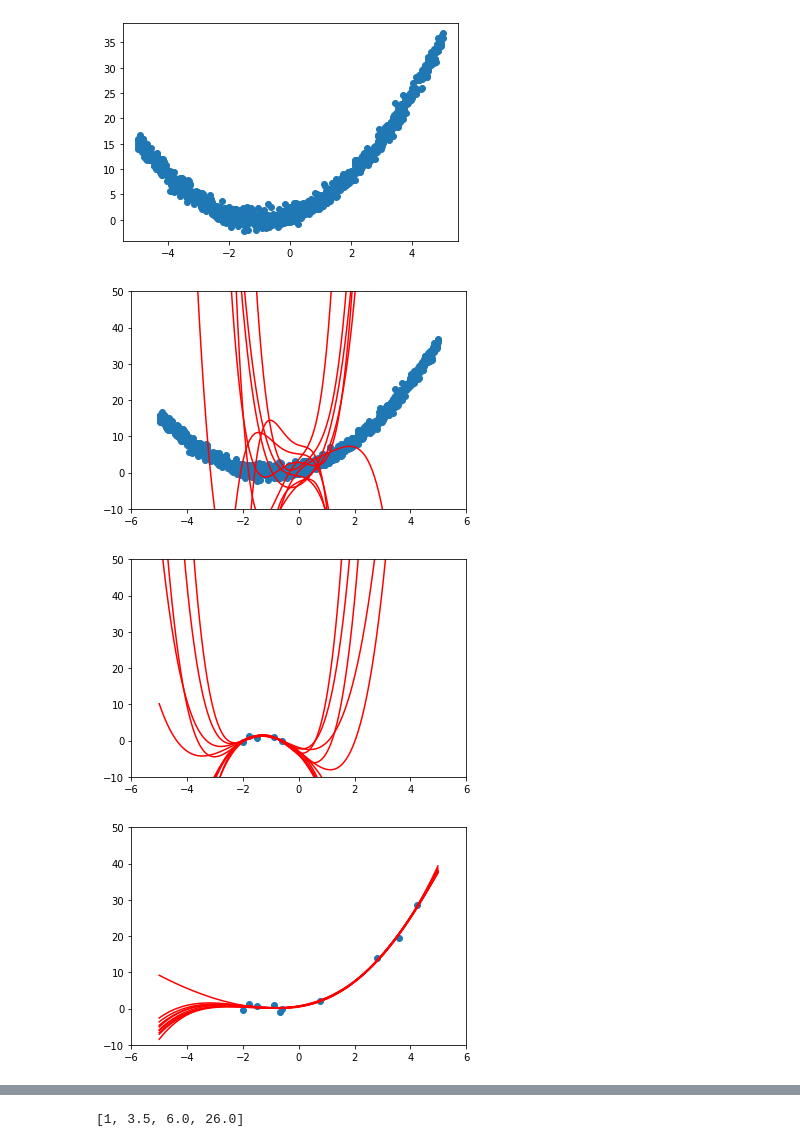
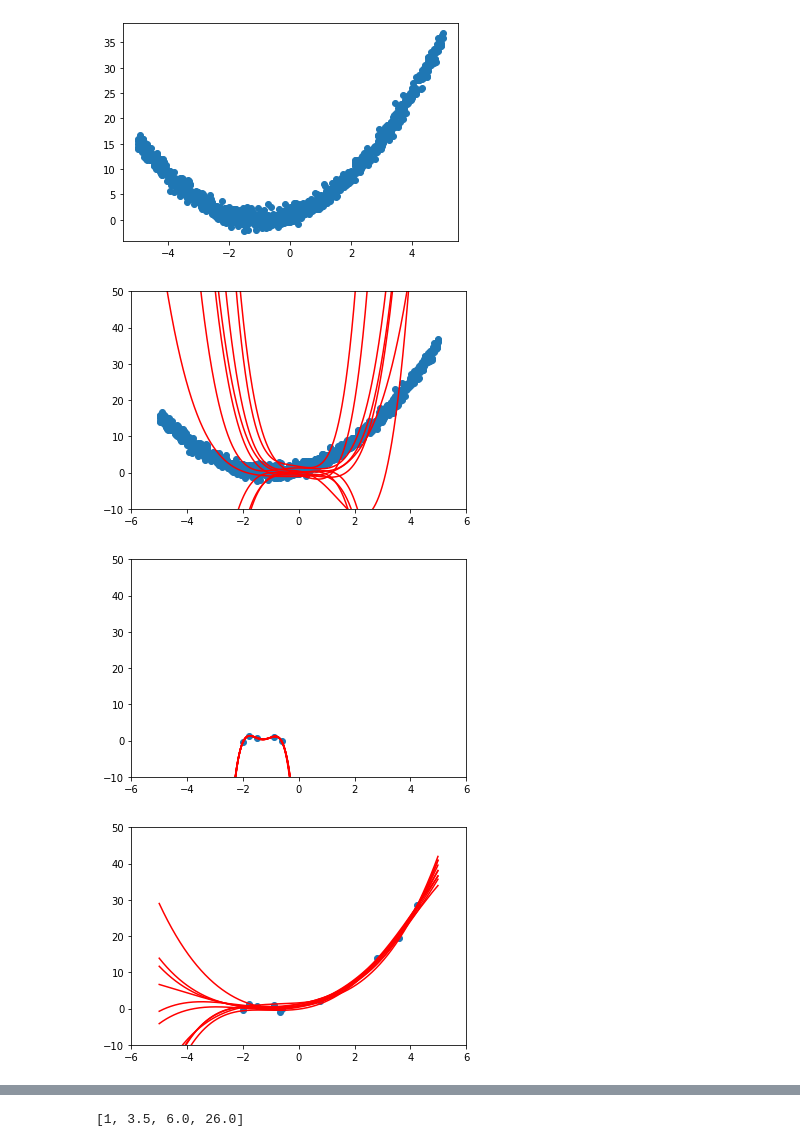
Before and after one commit to ryuichiueda/robot_and_stats_code, a Jupyter notebook: 8章の曲線回帰.ipynb, the cells around one changed output, grey strips where cells are left out. Saved outputs shown, nothing was run; the diff lists cells and outputs as text; code cells hidden in the pictures.

```diff
--- a/8章の曲線回帰.ipynb
+++ b/8章の曲線回帰.ipynb
@@ -5,9 +5,9 @@ from scipy.stats import gamma, multivariate_normal
 import data
 # %%
 mu = [np.array([[0.0], [0.0], [0.0], [0.0], [0.0]])]
-gauss_lambda = [np.identity(5)*0.001]
+gauss_lambda = [np.identity(5)*0.0000001]
 a = [1]
-b = [0.01]
+b = [0.0000001]
 
 def phi_function(x, mu):
     return sum([mu[n]*(x**n) for n in range(5)])
@@ -66,34 +91,34 @@ draw_data(data)
 # %%
 def draw_estimate(data, mus):
     xs = [e[0] for e in data]
     ys = [e[1] for e in data]
     plt.scatter(xs, ys)
 
     xs = np.arange(-5, 5, 0.01)
 
     for mu in mus:
         ys = [phi_function(x, mu) for x in xs]
         plt.plot(xs, ys, color="red")
 
 def draw_estimates(num, data):
     mus = []
 
     lmd_dist = gen_lambda_dist()
     lmds = lmd_dist.rvs(num)
 
-    for mld in lmds:
+    for lmd in lmds:
         w_dist = gen_w_dist(lmd)
         mus.append(w_dist.rvs(1))
 
     draw_estimate(data, mus)
 
     plt.xlim(-6,6)
     plt.ylim(-10,50)
     plt.show()
 
 draw_estimates(10, data)
 # %% [output]
-[figure, old version]
+[figure, new version]
 # %%
 def update(data):
     i = len(mu)
@@ -121,12 +146,12 @@ def update(data):
 update(data[:5])
 draw_estimates(10, data[:5])
 # %% [output]
-[figure, old version]
+[figure, new version]
 # %%
 update(data[:10])
 draw_estimates(10, data[:10])
 # %% [output]
-[figure, old version]
+[figure, new version]
 # %%
 update(data[:50])
 draw_estimates(10, data[:50])
```
Also changed, not shown: parts of 11 cells of this notebook.
